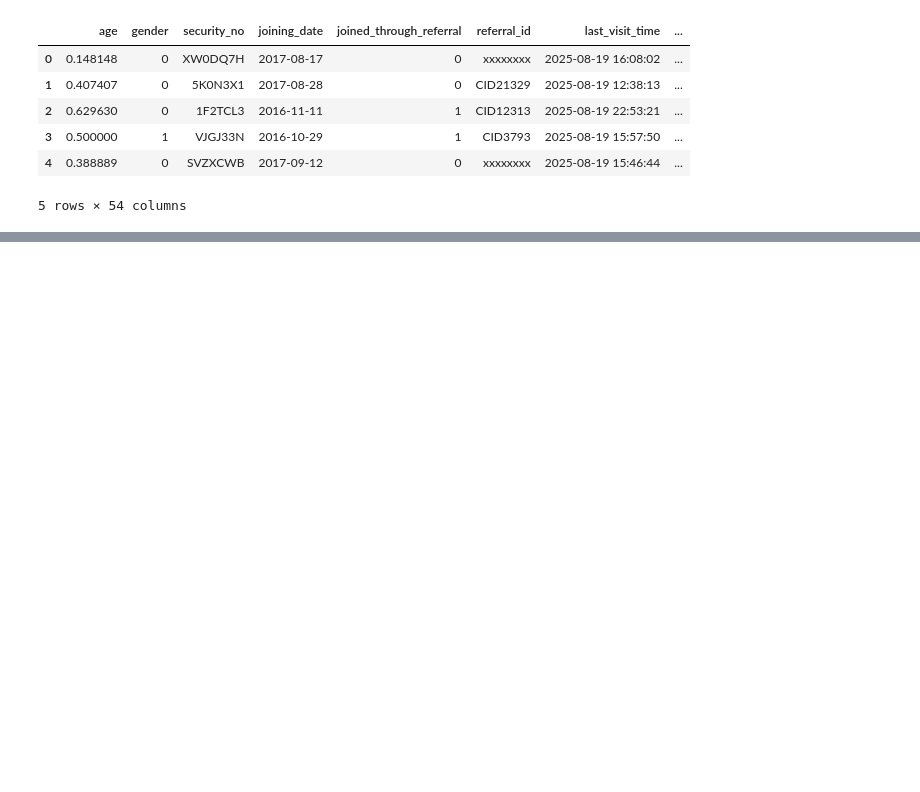
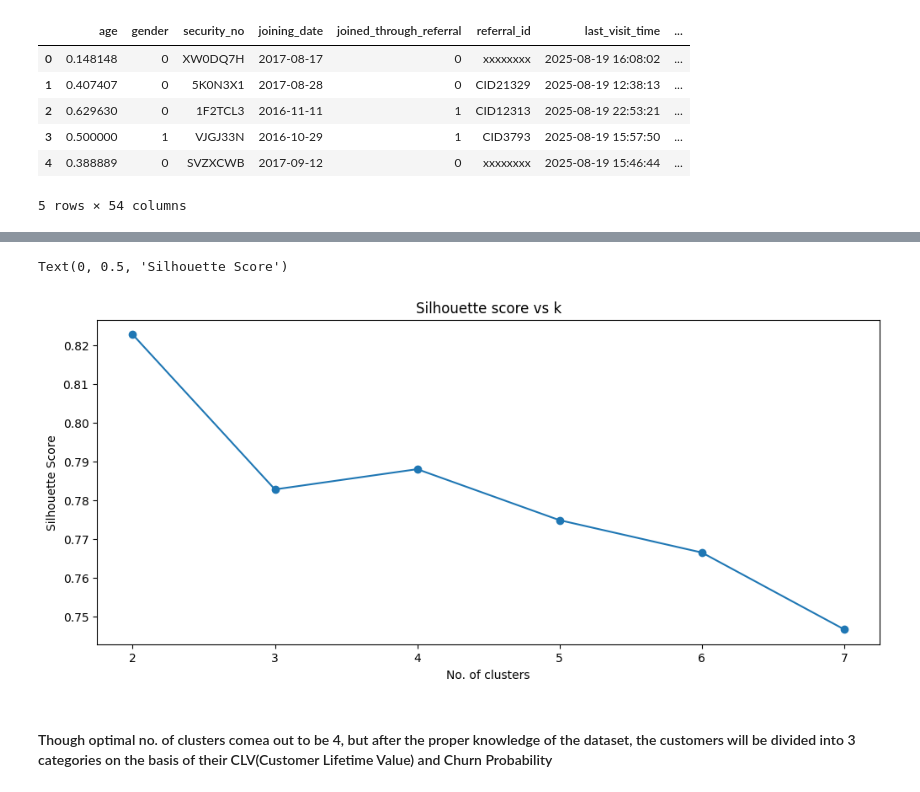
Before and after one commit to akshatsinha2027/Customer-360, a Jupyter notebook: Customer Clustering.ipynb, the cells around one changed output, grey strips where cells are left out. Cells and saved outputs as stored; diff of their text form; code cells hidden in the pictures; blank space fills up the shorter version.

```diff
--- a/Customer Clustering.ipynb
+++ b/Customer Clustering.ipynb
@@ -18,0 +40,11 @@ x_cluster=df_cluster[['CLV','Churn_probability','avg_transaction_value','api_cal
+# %%
+plt.figure(figsize=(12,5))
+plt.plot(range(2,8),silhoutte_scores,marker='o')
+plt.title("Silhouette score vs k")
+plt.xlabel("No. of clusters")
+plt.ylabel("Silhouette Score")
+# %% [output]
+Text(0, 0.5, 'Silhouette Score')
+[figure, added]
+# %% [markdown]
+#### Though optimal no. of clusters comea out to be 4, but after the proper knowledge of the dataset, the customers will be divided into 3 categories on the basis of their CLV(Customer Lifetime Value) and Churn Probability
```
Also changed, not shown: parts of 14 cells of this notebook.
